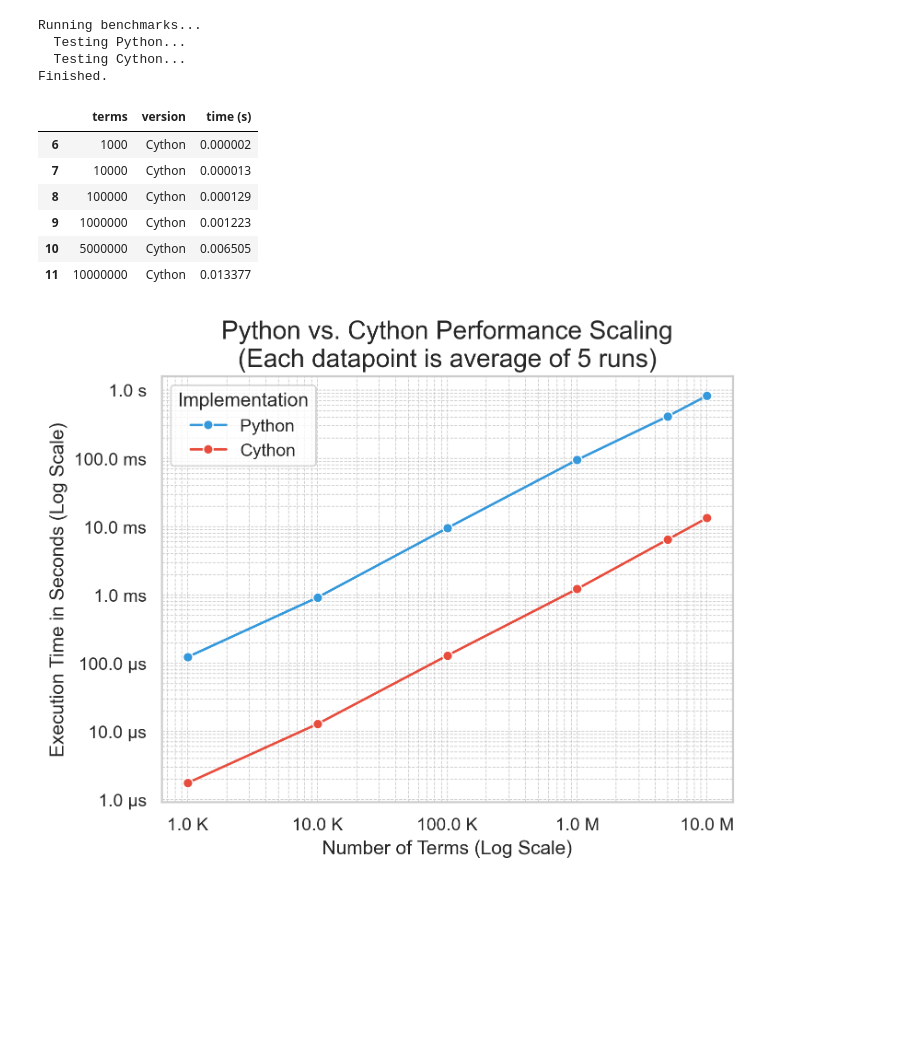
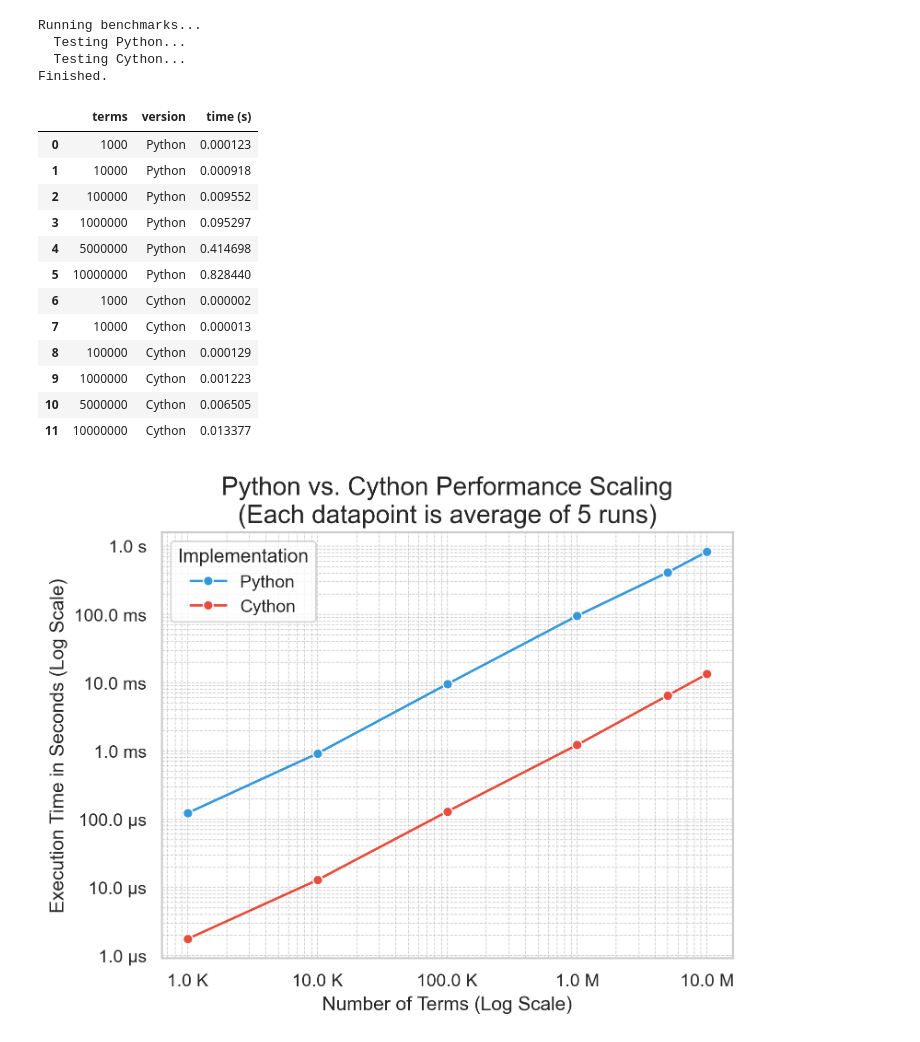
Before and after one commit to Asifdotexe/playground-repo, a Jupyter notebook: code/issue-9-as-cpython-benchmark.ipynb, the cells around one changed output. Drawn from its saved outputs; the diff is of its cells as text; code cells hidden in the pictures; blank space fills up the shorter version.

```diff
--- a/code/issue-9-as-cpython-benchmark.ipynb
+++ b/code/issue-9-as-cpython-benchmark.ipynb
@@ -69,9 +69,15 @@ Running benchmarks...
   Testing Cython...
 Finished.
 # %%
-benchmark_results.query("version == 'Cython'")
+benchmark_results
 # %% [output]
 |  | terms | version | time (s) |
+| 0 | 1000 | Python | 0.000123 |
+| 1 | 10000 | Python | 0.000918 |
+| 2 | 100000 | Python | 0.009552 |
+| 3 | 1000000 | Python | 0.095297 |
+| 4 | 5000000 | Python | 0.414698 |
+| 5 | 10000000 | Python | 0.828440 |
 | 6 | 1000 | Cython | 0.000002 |
 | 7 | 10000 | Cython | 0.000013 |
 | 8 | 100000 | Cython | 0.000129 |
```
Also changed, not shown: parts of 2 cells of this notebook.
